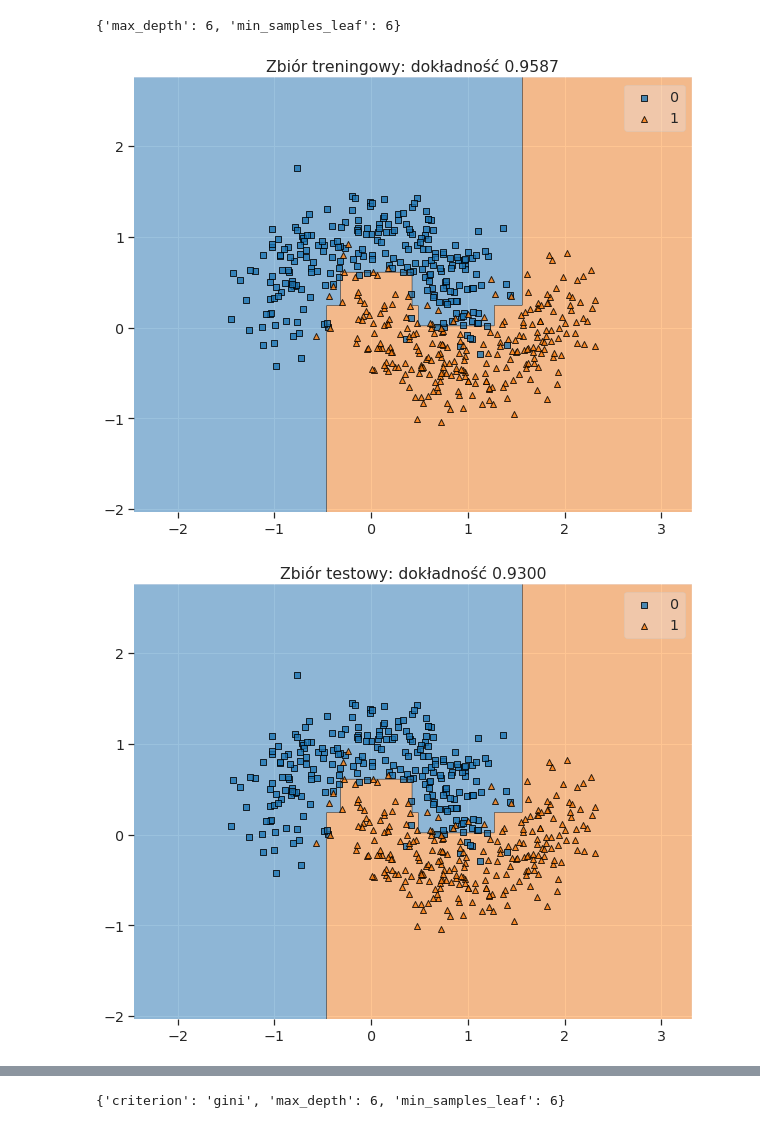
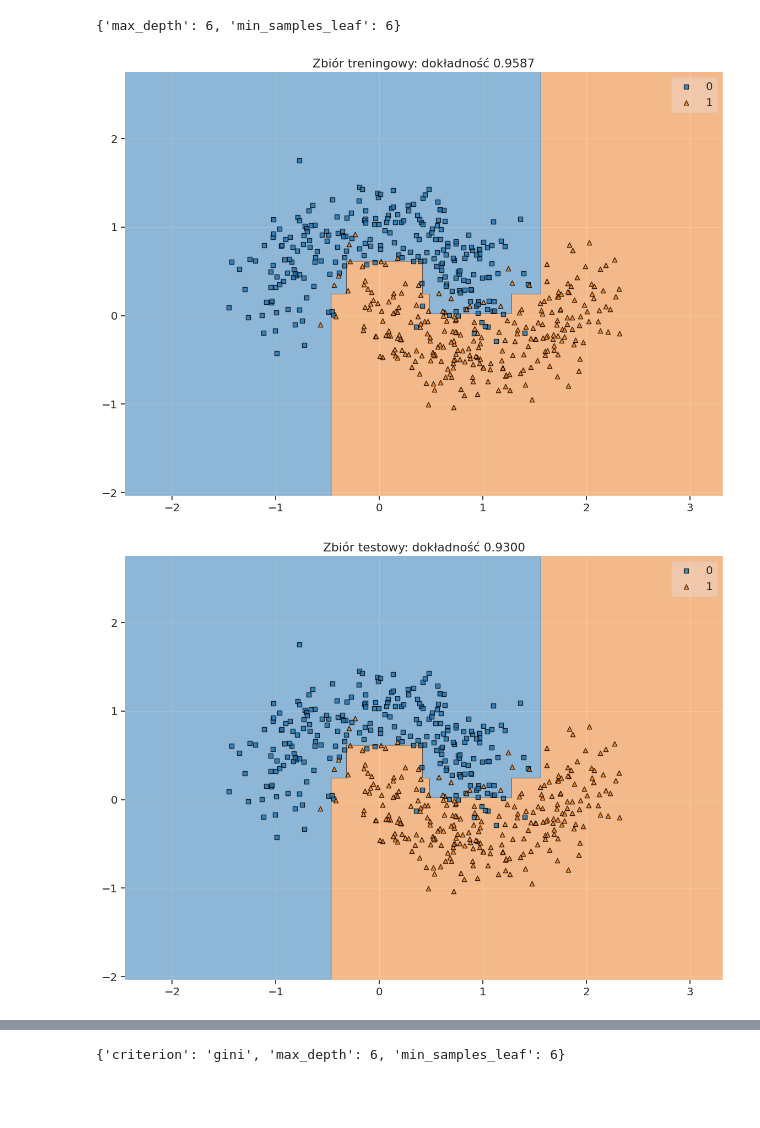
Before and after one commit to adalbertii/Modele---klasyfikacyjne, a Jupyter notebook: grid_search.ipynb, the cells around one changed output, grey strips where cells are left out. Drawn from its saved outputs; the diff is of its cells as text; code cells hidden in the pictures; blank space fills up the shorter version.

```diff
--- a/grid_search.ipynb
+++ b/grid_search.ipynb
@@ -132,19 +122,19 @@ grid_search.best_params_
 # %%
 from mlxtend.plotting import plot_decision_regions
 
-plt.figure(figsize=(10, 8))
+plt.figure(figsize=(14, 10))
 plot_decision_regions(X_test, y_test, grid_search)
 plt.title(f'Zbiór treningowy: dokładność {grid_search.score(X_train, y_train):.4f}')
 plt.show()
 # %% [output]
-[figure, old version]
+[figure, new version]
 # %%
-plt.figure(figsize=(10, 8))
+plt.figure(figsize=(14, 10))
 plot_decision_regions(X_test, y_test, grid_search)
 plt.title(f'Zbiór testowy: dokładność {grid_search.score(X_test, y_test):.4f}')
 plt.show()
 # %% [output]
-[figure, old version]
+[figure, new version]
 # %%
 from sklearn.model_selection import GridSearchCV
 
```
Also changed, not shown: parts of 10 cells of this notebook.
